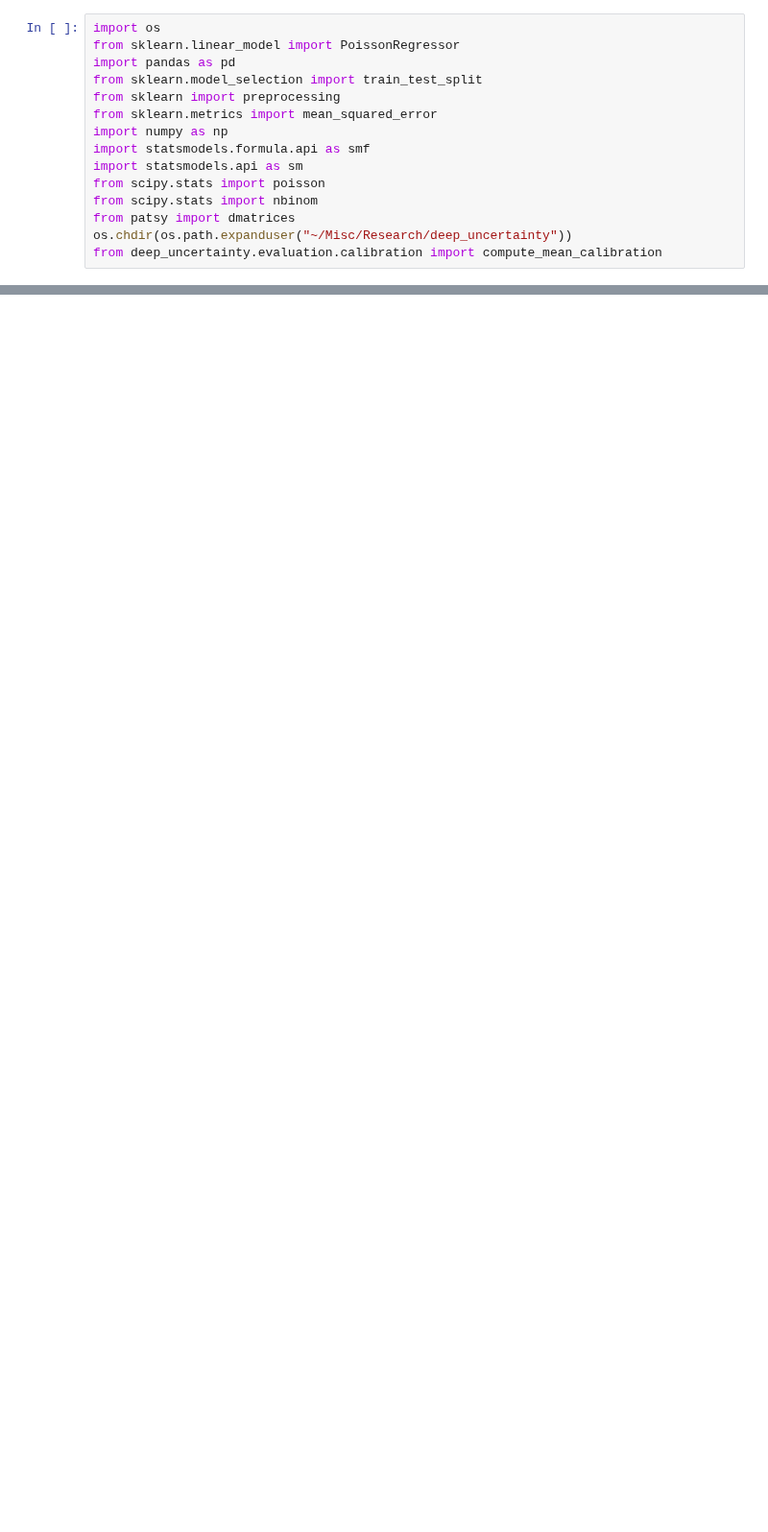
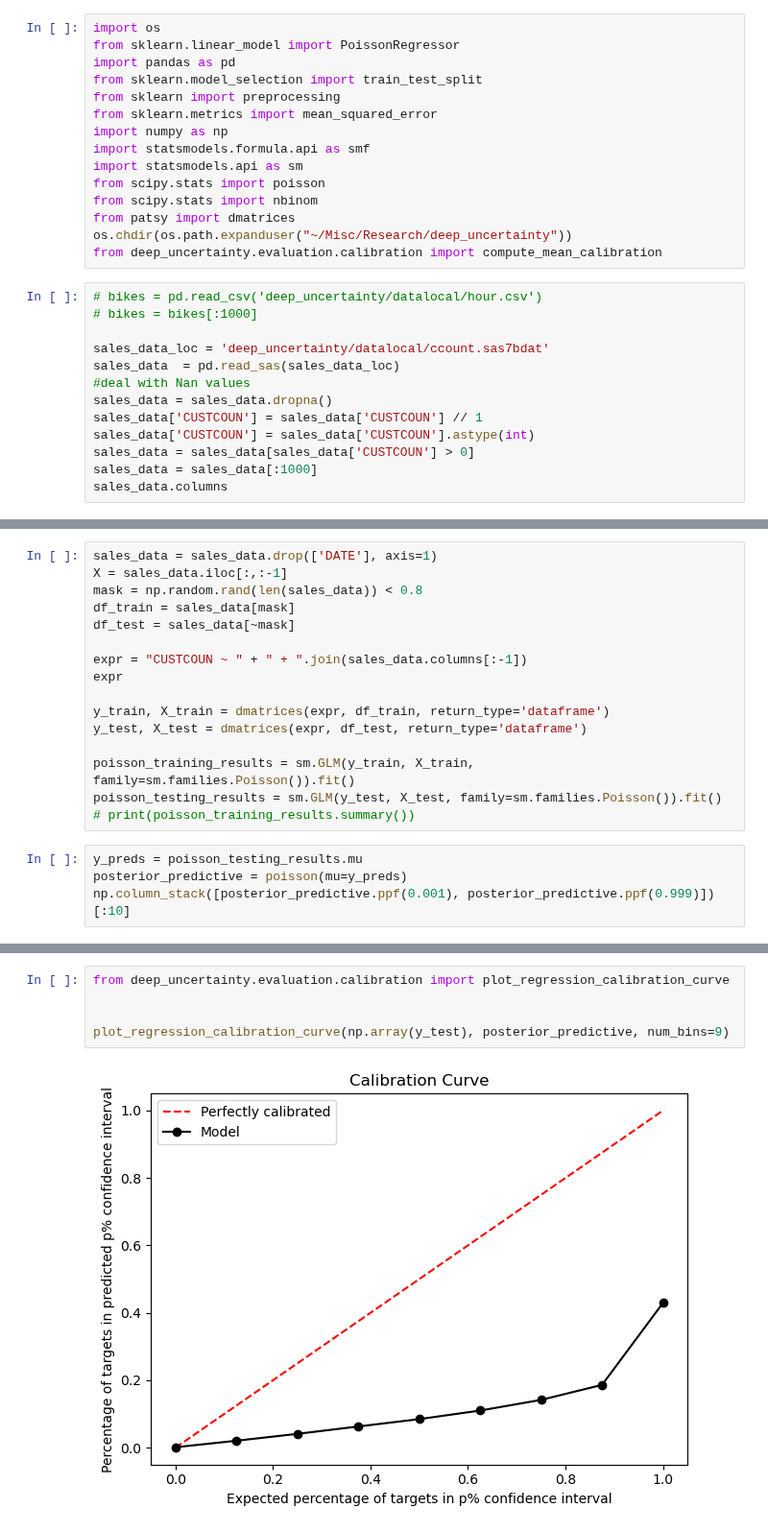
Before and after one commit to porterjenkins/deep_uncertainty, a Jupyter notebook: deep_uncertainty/notebooks/baseline_josh.ipynb, the cells around one changed output, grey strips where cells are left out. Shown at 96% size. Drawn from its saved outputs; the diff is of its cells as text; blank space fills up the shorter version.

Commit message:
baseline for ccount sas

```diff
--- a/deep_uncertainty/notebooks/baseline_josh.ipynb
+++ b/deep_uncertainty/notebooks/baseline_josh.ipynb
@@ -13,3 +13,16 @@ from scipy.stats import nbinom
 from patsy import dmatrices
 os.chdir(os.path.expanduser("~/Misc/Research/deep_uncertainty"))
 from deep_uncertainty.evaluation.calibration import compute_mean_calibration
+# %%
+# bikes = pd.read_csv('deep_uncertainty/datalocal/hour.csv')
+# bikes = bikes[:1000]
+
+sales_data_loc = 'deep_uncertainty/datalocal/ccount.sas7bdat'
+sales_data  = pd.read_sas(sales_data_loc)
+#deal with Nan values
+sales_data = sales_data.dropna()
+sales_data['CUSTCOUN'] = sales_data['CUSTCOUN'] // 1
+sales_data['CUSTCOUN'] = sales_data['CUSTCOUN'].astype(int)
+sales_data = sales_data[sales_data['CUSTCOUN'] > 0]
+sales_data = sales_data[:1000]
+sales_data.columns
@@ -15,0 +41,20 @@ from deep_uncertainty.evaluation.calibration import compute_mean_calibration
+# %%
+sales_data = sales_data.drop(['DATE'], axis=1)
+X = sales_data.iloc[:,:-1]
+mask = np.random.rand(len(sales_data)) < 0.8
+df_train = sales_data[mask]
+df_test = sales_data[~mask]
+
+expr = "CUSTCOUN ~ " + " + ".join(sales_data.columns[:-1])
+expr
+
+y_train, X_train = dmatrices(expr, df_train, return_type='dataframe')
+y_test, X_test = dmatrices(expr, df_test, return_type='dataframe')
+
+poisson_training_results = sm.GLM(y_train, X_train, family=sm.families.Poisson()).fit()
+poisson_testing_results = sm.GLM(y_test, X_test, family=sm.families.Poisson()).fit()
+# print(poisson_training_results.summary())
+# %%
+y_preds = poisson_testing_results.mu
+posterior_predictive = poisson(mu=y_preds)
+np.column_stack([posterior_predictive.ppf(0.001), posterior_predictive.ppf(0.999)])[:10]
@@ -15,0 +98,7 @@ from deep_uncertainty.evaluation.calibration import compute_mean_calibration
+# %%
+from deep_uncertainty.evaluation.calibration import plot_regression_calibration_curve
+
+
+plot_regression_calibration_curve(np.array(y_test), posterior_predictive, num_bins=9)
+# %% [output]
+[figure, added]
```
Also changed, not shown: parts of 10 cells of this notebook.
